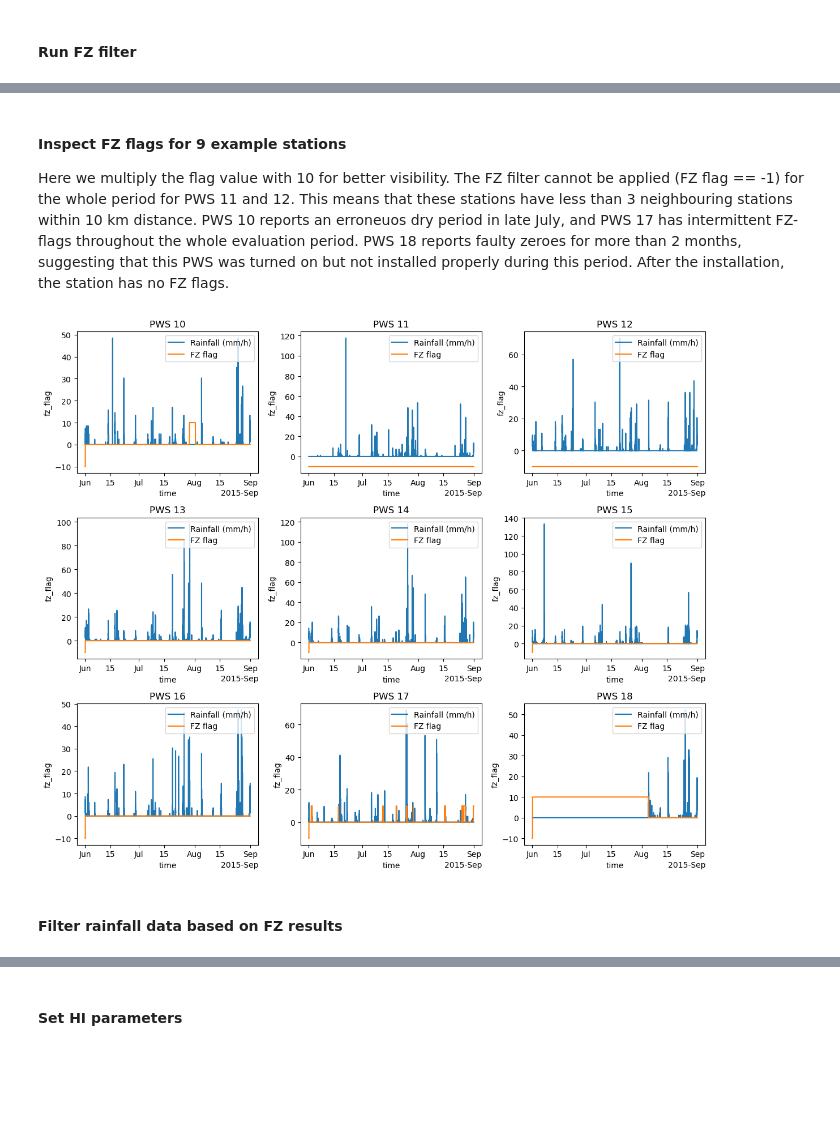
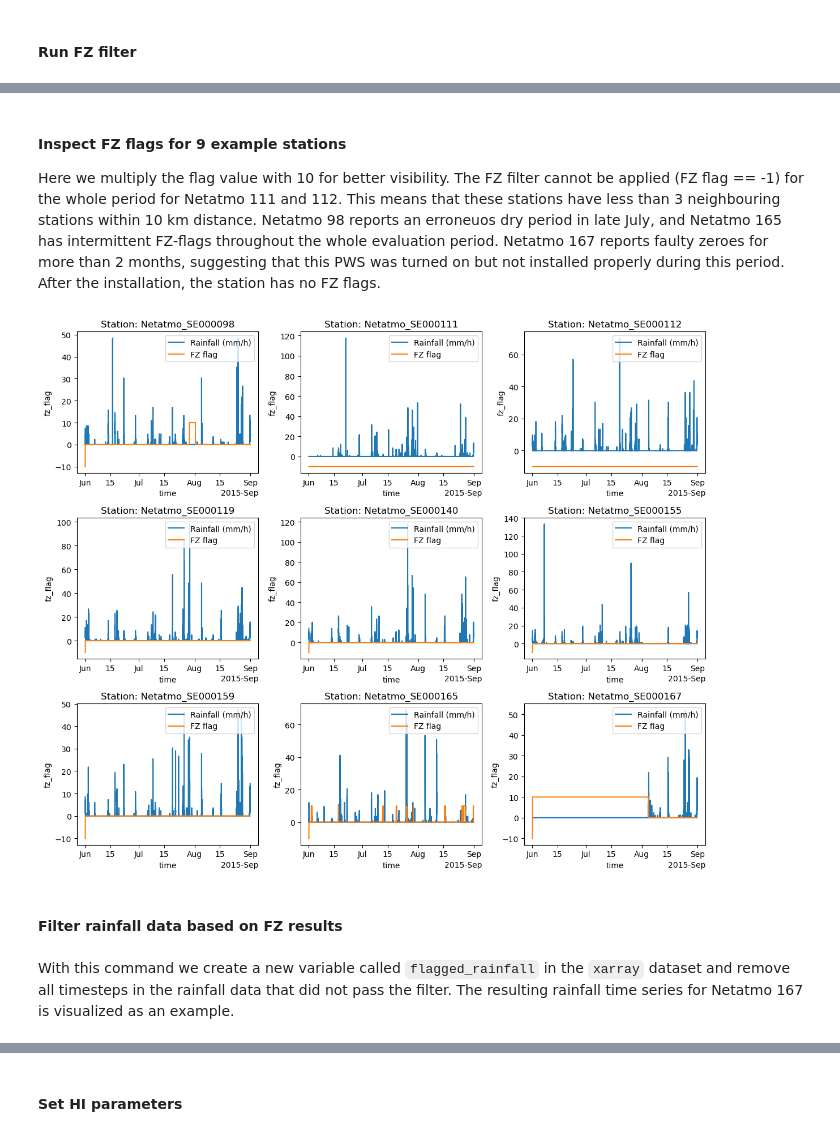
Before and after one commit to lepetersson/OpenMRG2, a Jupyter notebook: Quality_Control_PWS.ipynb, the cells around one changed output, grey strips where cells are left out. Saved outputs shown, nothing was run; the diff lists cells and outputs as text; code cells hidden in the pictures; blank space fills up the shorter version.

```diff
--- a/Quality_Control_PWS.ipynb
+++ b/Quality_Control_PWS.ipynb
@@ -80,5 +106,5 @@ n_stat = 3
 # %%
 %%time
 
-ds_pws_filtered = flagging.fz_filter(ds_pws, nint, n_stat, distance_matrix, max_distance)  # TODO: update
+ds_pws_flagged = flagging.fz_filter(ds_pws, nint, n_stat, distance_matrix, max_distance)  # TODO: update
 # %% [output]
@@ -87,20 +113,23 @@ Wall time: 4.25 s
 # %% [markdown]
 #### Inspect FZ flags for 9 example stations
-Here we multiply the flag value with 10 for better visibility. The FZ filter cannot be applied (FZ flag == -1) for the whole period for PWS 11 and 12. This means that these stations have less than 3 neighbouring stations within 10 km distance. PWS 10 reports an erroneuos dry period in late July, and PWS 17 has intermittent FZ-flags throughout the whole evaluation period. PWS 18 reports faulty zeroes for more than 2 months, suggesting that this PWS was turned on but not installed properly during this period. After the installation, the station has no FZ flags.
+Here we multiply the flag value with 10 for better visibility. The FZ filter cannot be applied (FZ flag == -1) for the whole period for Netatmo 111 and 112. This means that these stations have less than 3 neighbouring stations within 10 km distance. Netatmo 98 reports an erroneuos dry period in late July, and Netatmo 165 has intermittent FZ-flags throughout the whole evaluation period. Netatmo 167 reports faulty zeroes for more than 2 months, suggesting that this PWS was turned on but not installed properly during this period. After the installation, the station has no FZ flags.
-# %%
-fig, axes = plt.subplots(3, 3, figsize=(12, 10), sharex=False, sharey=False)
-axes = axes.flatten()
-
-for j, i in enumerate(np.arange(10, 19)):
-    ax = axes[j]
-    (ds_pws_filtered.rainfall.isel(id=i) * 12).plot(ax=ax, label="Rainfall (mm/h)")
-    (ds_pws_filtered.fz_flag.isel(id=i) * 10).plot(ax=ax, label="FZ flag")
-    ax.legend(loc = "upper right")
-    ax.set_title(f'PWS {i}')
-
-plt.tight_layout()
-plt.show()
-# %% [output]
-[figure, removed]
+# %%
+fig, axes = plt.subplots(3, 3, figsize=(12, 10), sharex=False, sharey=False)
+axes = axes.flatten()
+
+for j, i in enumerate(np.arange(10, 19)):
+    ax = axes[j]
+    (ds_pws_flagged.rainfall.isel(id=i) * 12).plot(ax=ax, label="Rainfall (mm/h)")
+    (ds_pws_flagged.fz_flag.isel(id=i) * 10).plot(ax=ax, label="FZ flag")
+    ax.legend(loc = "upper right")
+    station_name = ds_pws_flagged.id.values[i]
+    ax.set_title(f"Station: {station_name}")
+
+plt.tight_layout()
+plt.show()
+# %% [output]
+[figure, added]
 # %% [markdown]
 #### Filter rainfall data based on FZ results
+# %% [markdown]
+With this command we create a new variable called `flagged_rainfall` in the `xarray` dataset and remove all timesteps in the rainfall data that did not pass the filter. The resulting rainfall time series for Netatmo 167 is visualized as an example.
```
Also changed, not shown: parts of 41 cells of this notebook.
